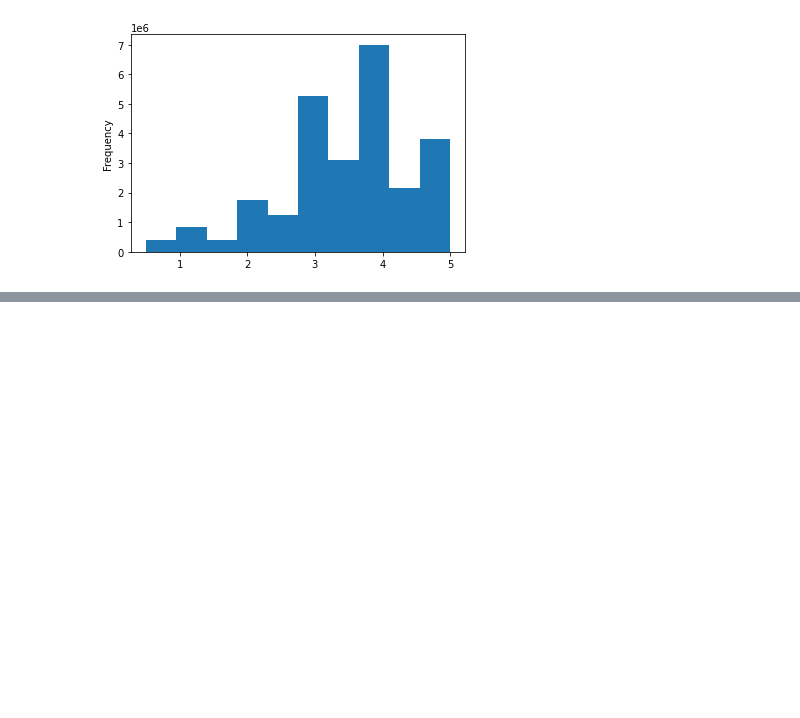
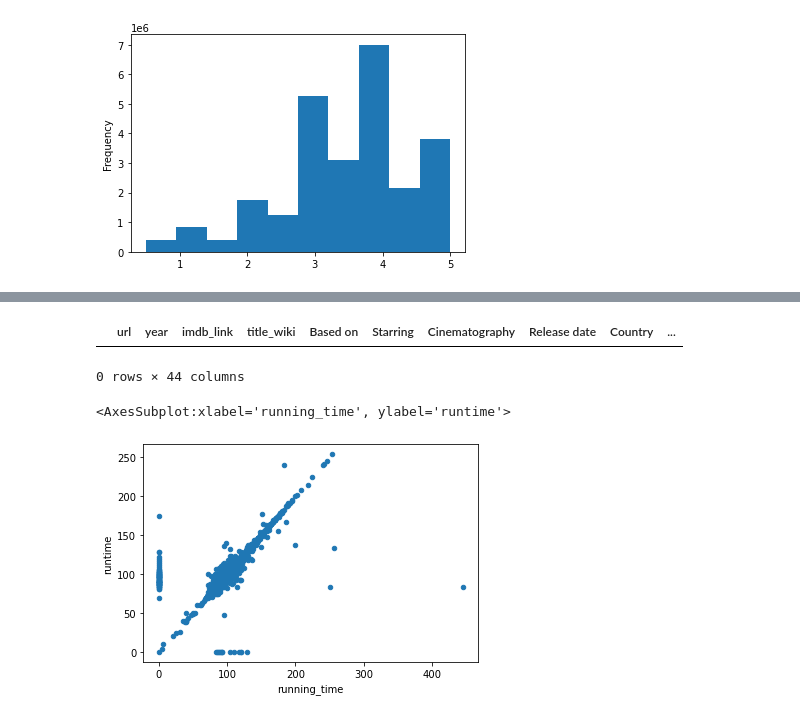
Before and after one commit to alicepopeye/Movies-ETL, a Jupyter notebook: Movie-ETL.ipynb, the cells around one changed output, grey strips where cells are left out. Saved outputs shown, nothing was run; the diff lists cells and outputs as text; code cells hidden in the pictures; blank space fills up the shorter version.

```diff
--- a/Movie-ETL.ipynb
+++ b/Movie-ETL.ipynb
@@ -1038,0 +1041,18 @@ Name: rating, dtype: float64
+# %%
+# merge dataframe by IMDb ID
+# since we only want ecord matched both table, we use INNER JOIN
+# suffixes parameter to makeit easier to identify which table each column came from
+
+movies_df = pd.merge(wiki_movies_df, kaggle_metadata, on='imdb_id', suffixes=['_wiki','_kaggle'])
+
+
+# Competing data:
+# Wiki                     Movielens                Resolution
+#--------------------------------------------------------------------------
+# title_wiki               title_kaggle             Drop Wikipedia
+# running_time             runtime                  Keep Kaggle; fill in zeros with Wikipedia data
+# budget_wiki              budget_kaggle            Keep Kaggle; fill in zeros with Wikipedia data
+# box_office               revenue                  Keep Kaggle; fill in zeros with Wikipedia data
+# release_date_wiki        release_date_kaggle      Drop Wikipedia
+# Language                 original_language        Drop Wikipedia
+# Production company(s)    production_companies     Drop Wikipedia
@@ -1038,0 +1109,16 @@ Name: rating, dtype: float64
+# %%
+# Show any rows where title_kaggle is empty
+movies_df[(movies_df['title_kaggle'] == '') | (movies_df['title_kaggle'].isnull())]
+# %% [output]
+|  | url | year | imdb_link | title_wiki | Based on | Starring | Cinematography | Release date | Country | ... |
+0 rows × 44 columns
+# %%
+# Runtime
+# A scatter plot is a great way to give us a sense of how similar the columns are to each other.
+# Scatter plot only works on numeric data
+# fill in missing values with zero and make the scatter plot
+
+movies_df.fillna(0).plot(x='running_time', y='runtime', kind='scatter')
+# %% [output]
+<AxesSubplot:xlabel='running_time', ylabel='runtime'>
+[figure, added]
```
Also changed, not shown: parts of 27 cells of this notebook.
